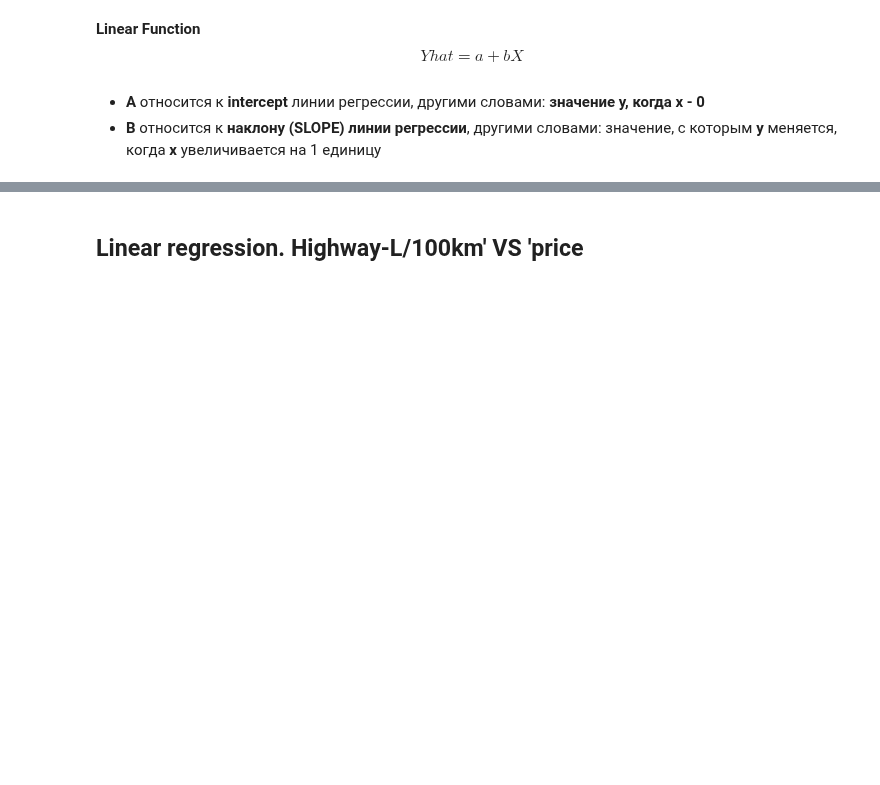
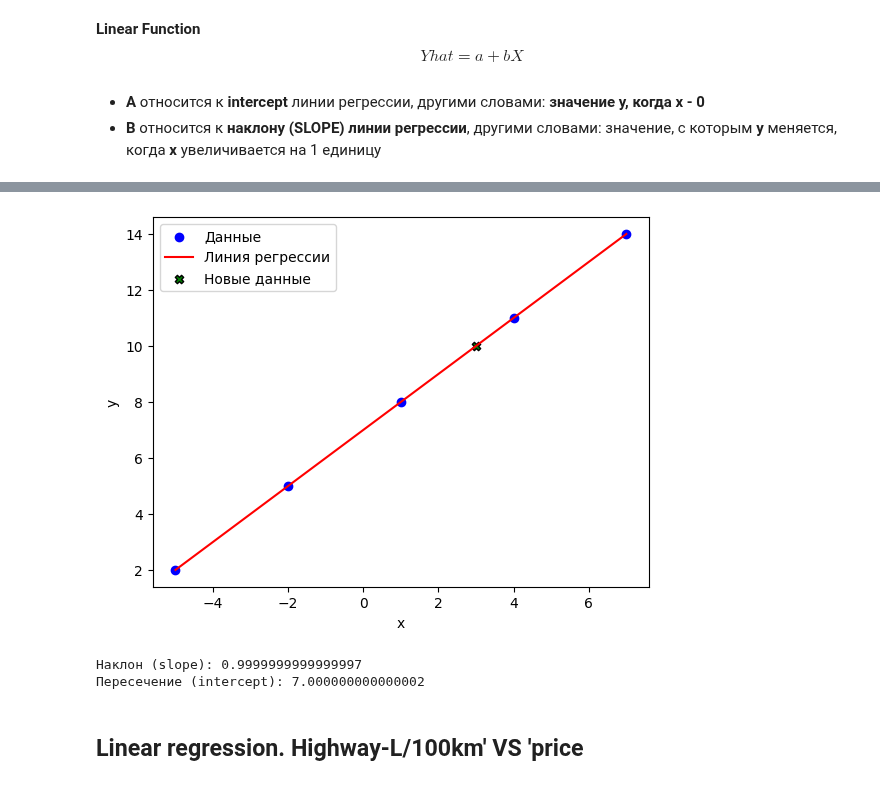
Before and after one commit to MrsMystique/python-repo, a Jupyter notebook: DataAnalysis/analisys for prediction/Labs/Шаг 4 корреляционный анализ и регрессия.ipynb, the cells around one changed output, grey strips where cells are left out. Drawn from its saved outputs; the diff is of its cells as text; code cells hidden in the pictures; blank space fills up the shorter version.

```diff
--- a/DataAnalysis/analisys for prediction/Labs/Шаг 4 корреляционный анализ и регрессия.ipynb
+++ b/DataAnalysis/analisys for prediction/Labs/Шаг 4 корреляционный анализ и регрессия.ipynb
@@ -123,3 +158,36 @@ $$
+# %%
+import numpy as np
+import matplotlib.pyplot as plt
+
+# Задаем данные
+x = np.array([-5, -2, 1, 4, 7])
+y = np.array([2, 5, 8, 11, 14])
+
+# Вычисляем коэффициенты линейной регрессии
+slope, intercept = np.polyfit(x, y, 1)
+
+# Создаем линию регрессии
+regression_line = slope * x + intercept
+
+# Строим график
+plt.scatter(x, y, color='blue', label='Данные')
+
+plt.plot(x, regression_line, color='red', label='Линия регрессии')
+# Yhat = a(intersept = 7) + b (slope = 1) * X (предположим нам надо спрогнозировать у если х = 3)
+# Yhat = 7 + 1*3 = 10
+plt.scatter(3, 10, color='green', marker = 'X',  label ='Новые данные', edgecolors = 'black')
+plt.xlabel('x')
+plt.ylabel('y')
+plt.legend()
+plt.show()
+
+# Выводим значения наклона и пересечения
+print('Наклон (slope):', slope)
+print('Пересечение (intercept):', intercept)
+# %% [output]
+[figure, added]
+Наклон (slope): 0.9999999999999997
+Пересечение (intercept): 7.000000000000002
 # %% [markdown]
 <h2 id="ref1">Linear regression. Highway-L/100km' VS 'price</h2>
 # %% [markdown]
```
Also changed, not shown: parts of 26 cells of this notebook, 1 other file.
